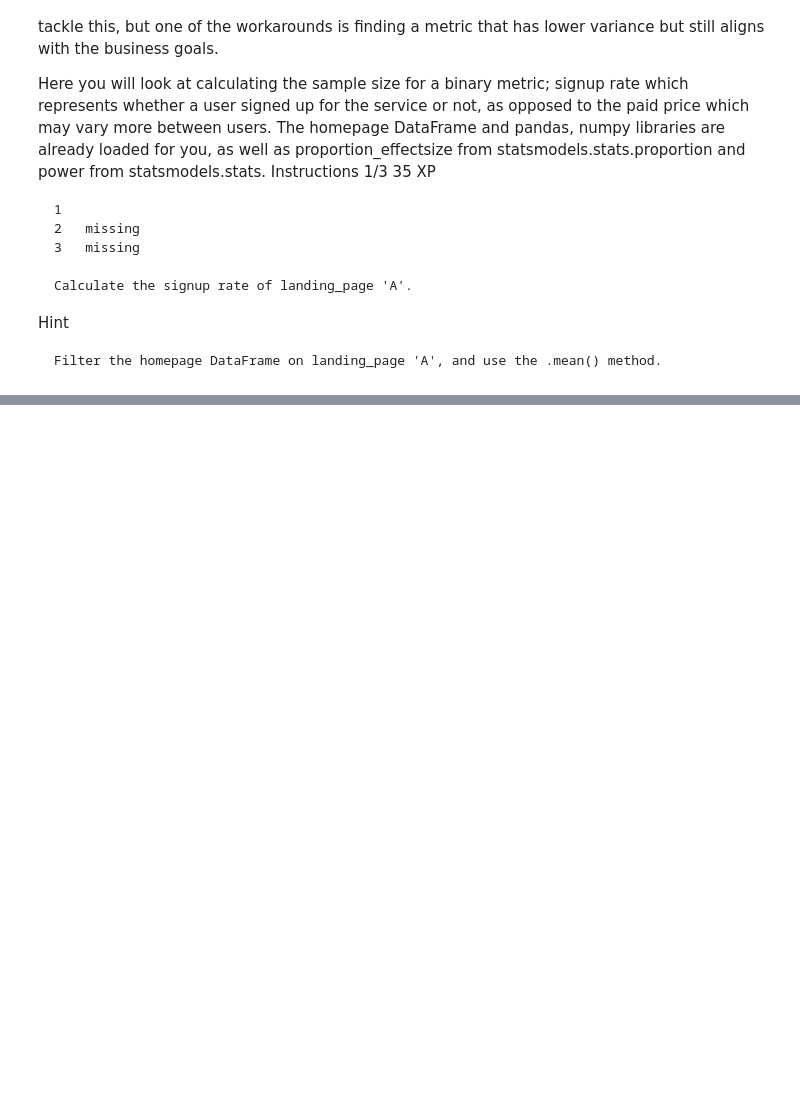
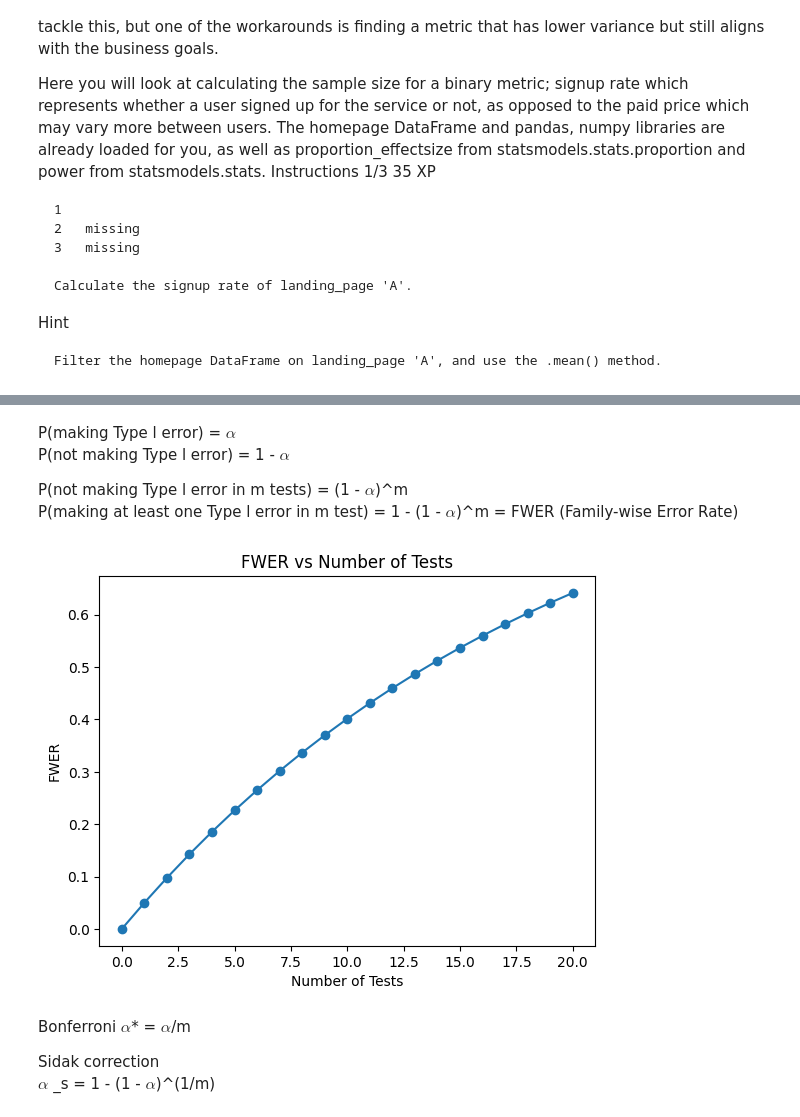
Before and after one commit to johnhhu2020/DataCamp__AB_Testing_in_Python, a Jupyter notebook: DataCamp__AB_Testing_in_Python.ipynb, the cells around one changed output, grey strips where cells are left out. Drawn from its saved outputs; the diff is of its cells as text; code cells hidden in the pictures; blank space fills up the shorter version.

```diff
--- a/DataCamp__AB_Testing_in_Python.ipynb
+++ b/DataCamp__AB_Testing_in_Python.ipynb
@@ -18537,3 +18538,29 @@ Let's demonstrate this using Python. From statsmodels we import the multipletest
 03:49 - 03:54
 
 Let's practice more in the following set of exercises.
+# %% [markdown]
+P(making Type l error) =  $\alpha$
+P(not making Type l error) = 1 -  $\alpha$
+
+P(not making Type l error in m tests) = (1 - $\alpha$)^m
+P(making at least one Type l error in m test) = 1 - (1 - $\alpha$)^m = FWER (Family-wise Error Rate)
+# %%
+import matplotlib.pyplot as plt
+import numpy as np
+
+alpha = 0.05
+x = np.linspace(0, 20, 21)
+y = 1-(1-alpha)**x
+
+plt.plot(x,y, marker='o')
+plt.title('FWER vs Number of Tests')
+plt.xlabel('Number of Tests')
+plt.ylabel('FWER')
+plt.show()
+# %% [output]
+[figure, added]
+# %% [markdown]
+Bonferroni $\alpha$* =  $\alpha$/m
+
+Sidak correction
+$\alpha$ _s = 1 - (1 - $\alpha$)^(1/m)
```
Also changed, not shown: parts of 15 cells of this notebook, 1 other file.
